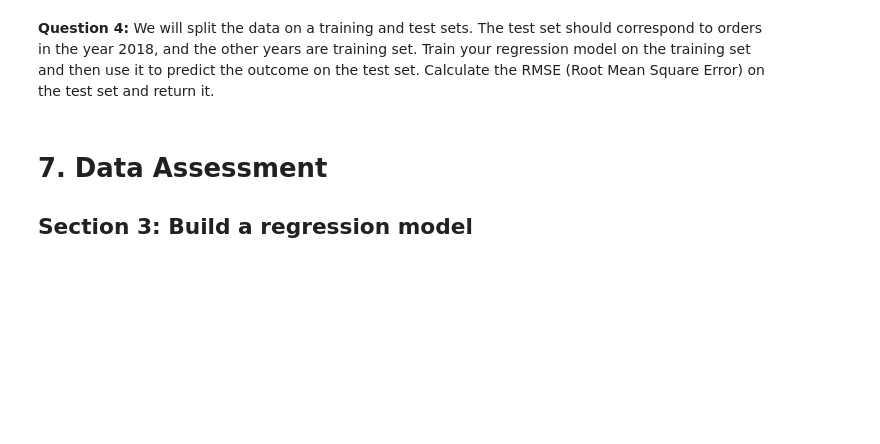
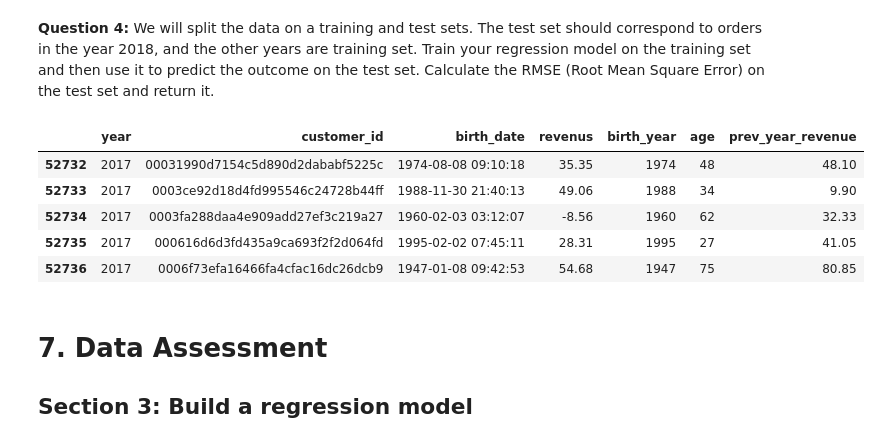
Before and after one commit to FrankFacundo/ComputerScience-Data, a Jupyter notebook: Data/DataScience/StudyCases-Challenge/Business/test.ipynb, the cells around one changed output. Cells and saved outputs as stored; diff of their text form; code cells hidden in the pictures; blank space fills up the shorter version.

```diff
--- a/Data/DataScience/StudyCases-Challenge/Business/test.ipynb
+++ b/Data/DataScience/StudyCases-Challenge/Business/test.ipynb
@@ -291,0 +353,9 @@ Calculate the RMSE (Root Mean Square Error) on the test set and return it.
+# %%
+agg_revenues_reduced.head()
+# %% [output]
+|  | year | customer_id | birth_date | revenus | birth_year | age | prev_year_revenue |
+| 52732 | 2017 | 00031990d7154c5d890d2dababf5225c | 1974-08-08 09:10:18 | 35.35 | 1974 | 48 | 48.10 |
+| 52733 | 2017 | 0003ce92d18d4fd995546c24728b44ff | 1988-11-30 21:40:13 | 49.06 | 1988 | 34 | 9.90 |
+| 52734 | 2017 | 0003fa288daa4e909add27ef3c219a27 | 1960-02-03 03:12:07 | -8.56 | 1960 | 62 | 32.33 |
+| 52735 | 2017 | 000616d6d3fd435a9ca693f2f2d064fd | 1995-02-02 07:45:11 | 28.31 | 1995 | 27 | 41.05 |
+| 52736 | 2017 | 0006f73efa16466fa4cfac16dc26dcb9 | 1947-01-08 09:42:53 | 54.68 | 1947 | 75 | 80.85 |
```
Also changed, not shown: parts of 20 cells of this notebook, 3 other files.
